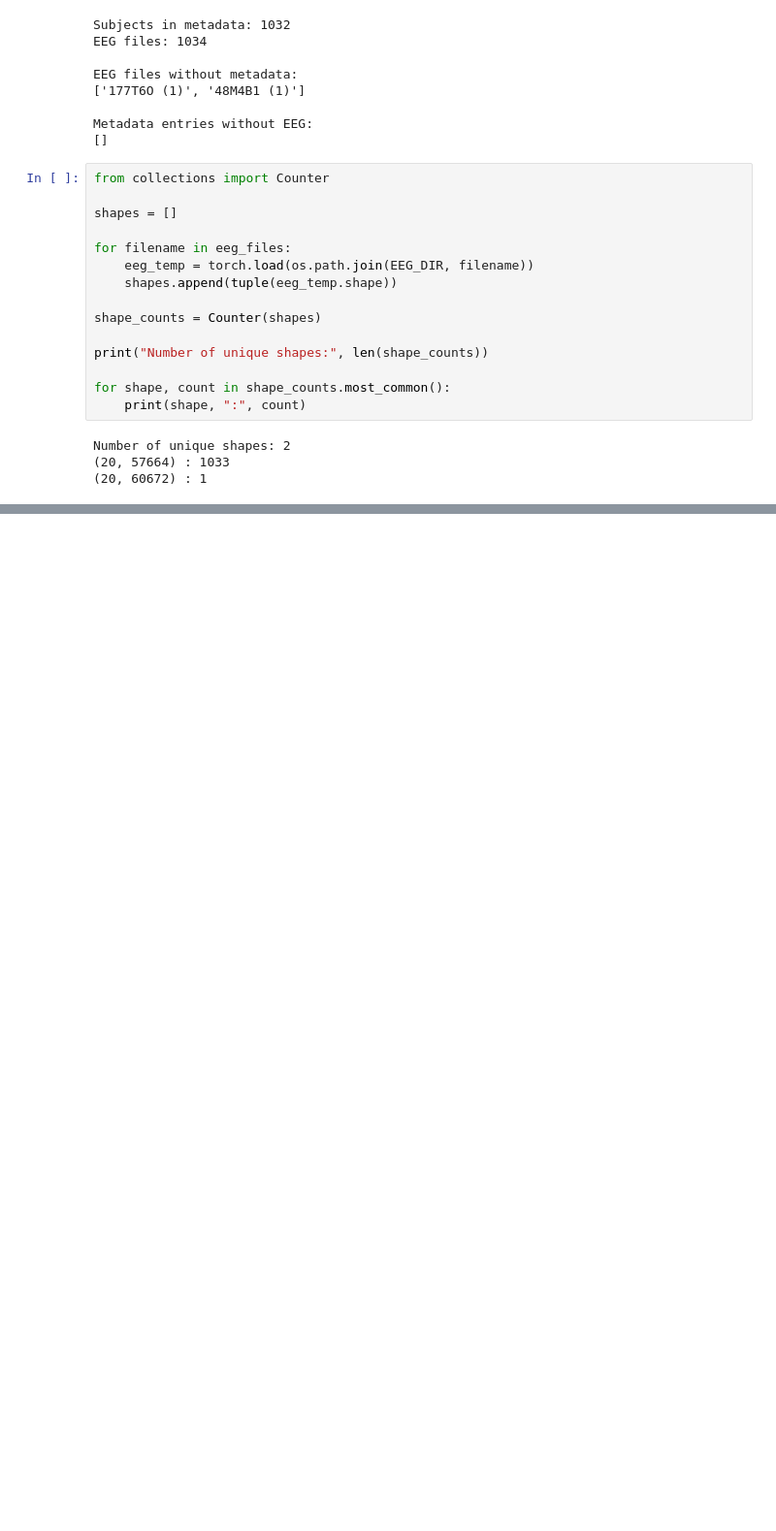
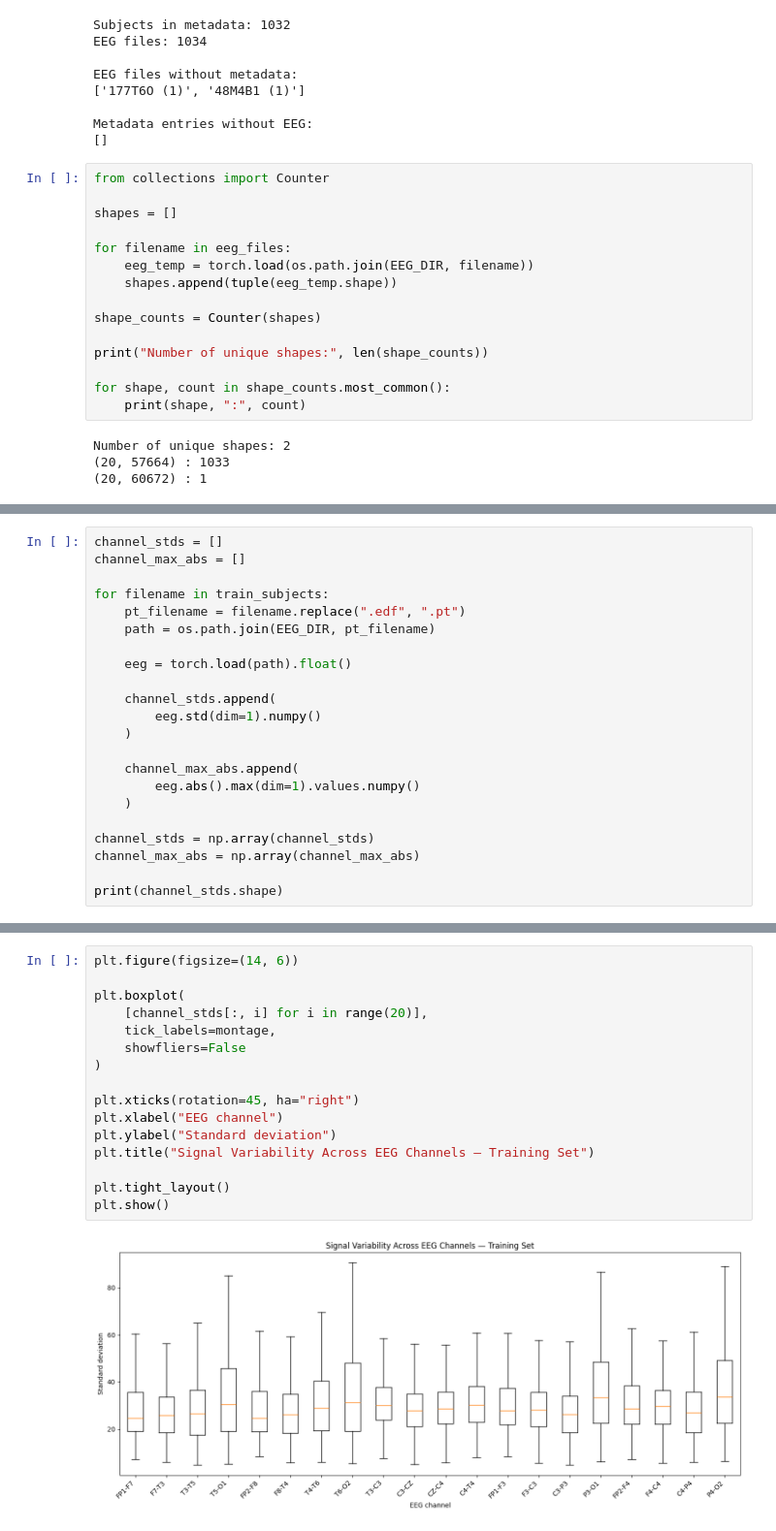
Before and after one commit to hilduAgl/brain-age-eeg, a Jupyter notebook: notebooks/eda.ipynb, the cells around one changed output, grey strips where cells are left out. Shown at 97% size. Drawn from its saved outputs; the diff is of its cells as text; blank space fills up the shorter version.

```diff
--- a/notebooks/eda.ipynb
+++ b/notebooks/eda.ipynb
@@ -199,0 +384,22 @@ Number of unique shapes: 2
+# %%
+channel_stds = []
+channel_max_abs = []
+
+for filename in train_subjects:
+    pt_filename = filename.replace(".edf", ".pt")
+    path = os.path.join(EEG_DIR, pt_filename)
+
+    eeg = torch.load(path).float()
+
+    channel_stds.append(
+        eeg.std(dim=1).numpy()
+    )
+
+    channel_max_abs.append(
+        eeg.abs().max(dim=1).values.numpy()
+    )
+
+channel_stds = np.array(channel_stds)
+channel_max_abs = np.array(channel_max_abs)
+
+print(channel_stds.shape)
@@ -199,0 +436,18 @@ Number of unique shapes: 2
+# %%
+plt.figure(figsize=(14, 6))
+
+plt.boxplot(
+    [channel_stds[:, i] for i in range(20)],
+    tick_labels=montage,
+    showfliers=False
+)
+
+plt.xticks(rotation=45, ha="right")
+plt.xlabel("EEG channel")
+plt.ylabel("Standard deviation")
+plt.title("Signal Variability Across EEG Channels — Training Set")
+
+plt.tight_layout()
+plt.show()
+# %% [output]
+[figure, added]
```
Also changed, not shown: parts of 13 cells of this notebook.
